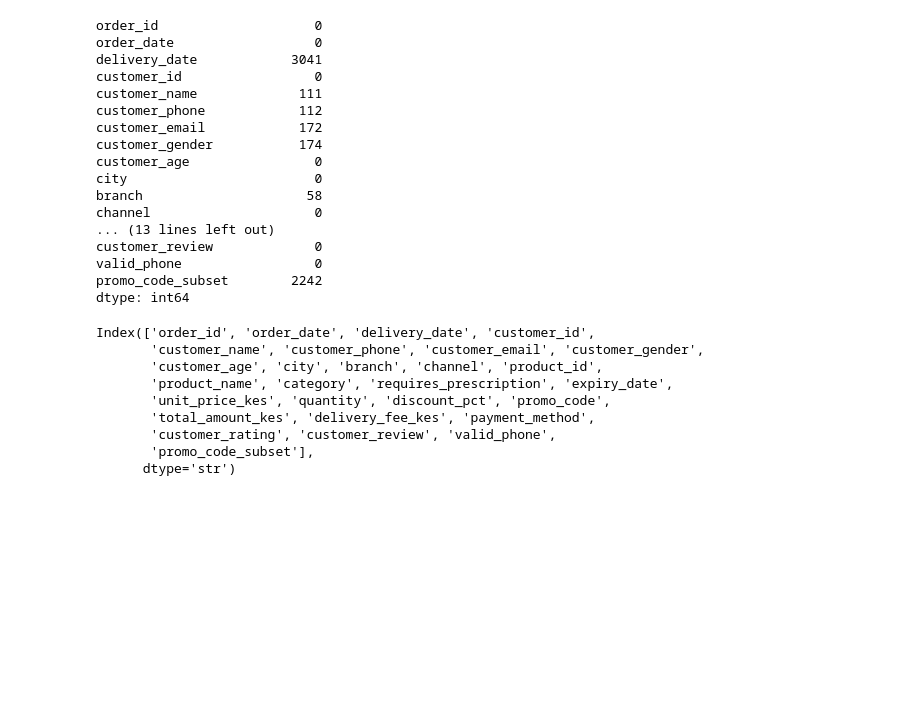
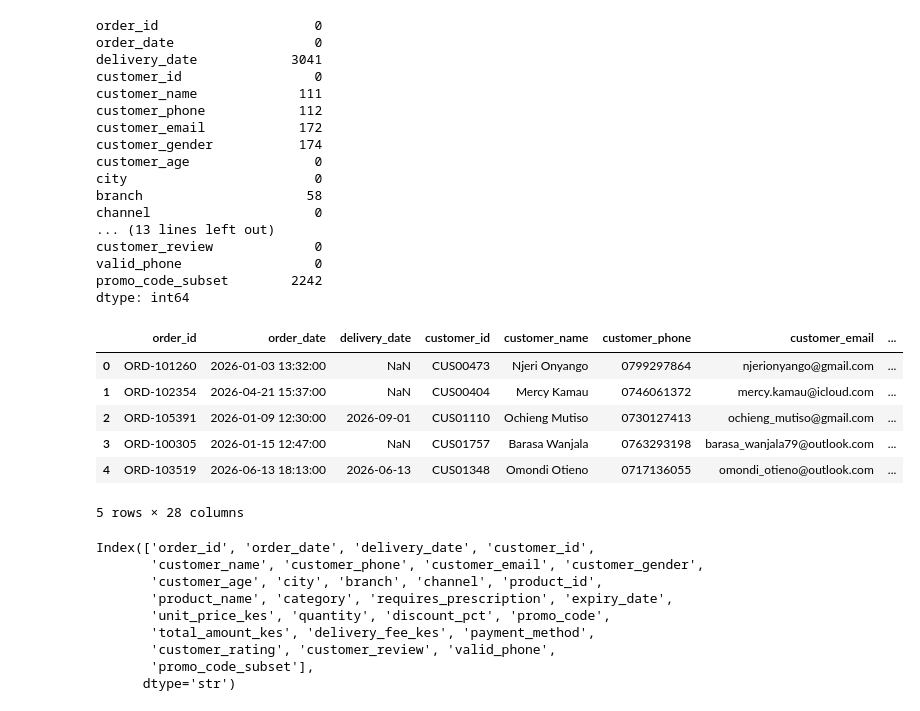
Before and after one commit to pinkleather221/retail-travel-analytics, a Jupyter notebook: notebooks/pharmacy_sales.ipynb, the cells around one changed output. Cells and saved outputs as stored; diff of their text form; code cells hidden in the pictures; blank space fills up the shorter version.

Commit message:
fix: update recalculate_row function to use row data for calculations

```diff
--- a/notebooks/pharmacy_sales.ipynb
+++ b/notebooks/pharmacy_sales.ipynb
@@ -810,19 +810,35 @@ promo_code_subset        2242
 dtype: int64
 # %%
 def recalculate_row(row):
-    p = df["unit_price_kes"]
-    q = df["quantity"]
-    d = df["promo_code_subset"]
-    t = df["total_amount_kes"]
+    p = row["unit_price_kes"]
+    q = row["quantity"]
+    d = row["promo_code_subset"]
+    t = row["total_amount_kes"]
 
-    # unit price
-    if pd.isna(p) and not (pd.isna(q) or pd.isna(q) or pd.isna(d)):
-        df["unit_price_kes"] = t/(q *(1-d/100)
+    # Unit price
+    if pd.isna(p) and not (pd.isna(t) or pd.isna(q) or pd.isna(d)):
+       row["unit_price_kes"] = t/(q * (1 - d/100))
 
-    # quantity
-    elif pd.isna(q) and not (pd.isna(t) or pd.isna(p))
+    # Quantity
+    elif pd.isna(q) and not (pd.isna(t) or pd.isna(d) or pd.isna(p)):
+        row["quantity"] = t/(p * (1 - d/100))
 
-)
+    # Discount
+    elif pd.isna(d) and not (pd.isna(t) or pd.isna(q) or pd.isna(p)):
+        row["promo_code_subset"] = 100 * (1 - t/(q * p))
+
+    return row
+# %%
+df = df.apply(recalculate_row, axis=1)
+df.head()
+# %% [output]
+|  | order_id | order_date | delivery_date | customer_id | customer_name | customer_phone | customer_email | ... |
+| 0 | ORD-101260 | 2026-01-03 13:32:00 | NaN | CUS00473 | Njeri Onyango | 0799297864 | njerionyango@gmail.com | ... |
+| 1 | ORD-102354 | 2026-04-21 15:37:00 | NaN | CUS00404 | Mercy Kamau | 0746061372 | mercy.kamau@icloud.com | ... |
+| 2 | ORD-105391 | 2026-01-09 12:30:00 | 2026-09-01 | CUS01110 | Ochieng Mutiso | 0730127413 | ochieng_mutiso@gmail.com | ... |
+| 3 | ORD-100305 | 2026-01-15 12:47:00 | NaN | CUS01757 | Barasa Wanjala | 0763293198 | barasa_wanjala79@outlook.com | ... |
+| 4 | ORD-103519 | 2026-06-13 18:13:00 | 2026-06-13 | CUS01348 | Omondi Otieno | 0717136055 | omondi_otieno@outlook.com | ... |
+5 rows × 28 columns
 # %%
 df.columns
 # %% [output]
```
